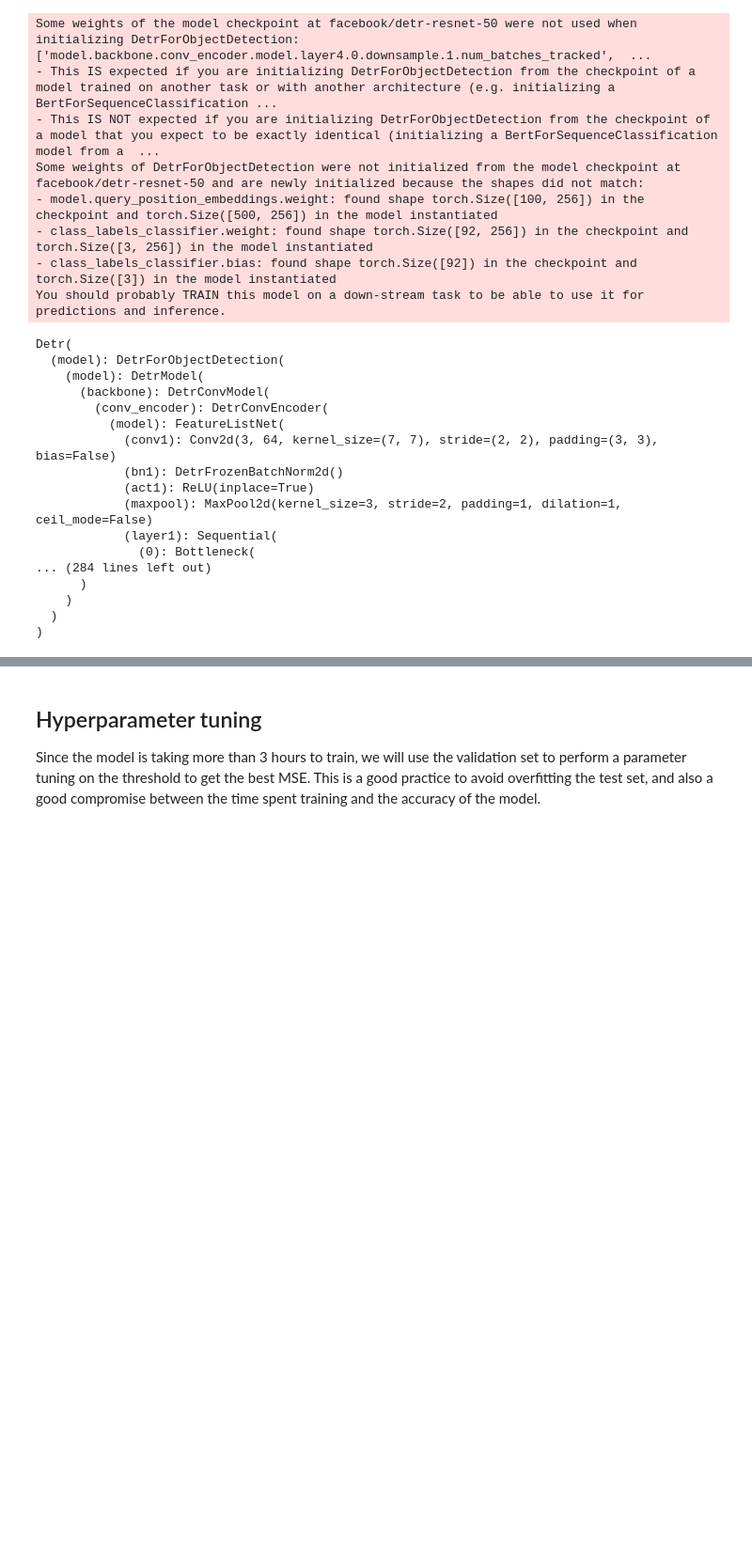
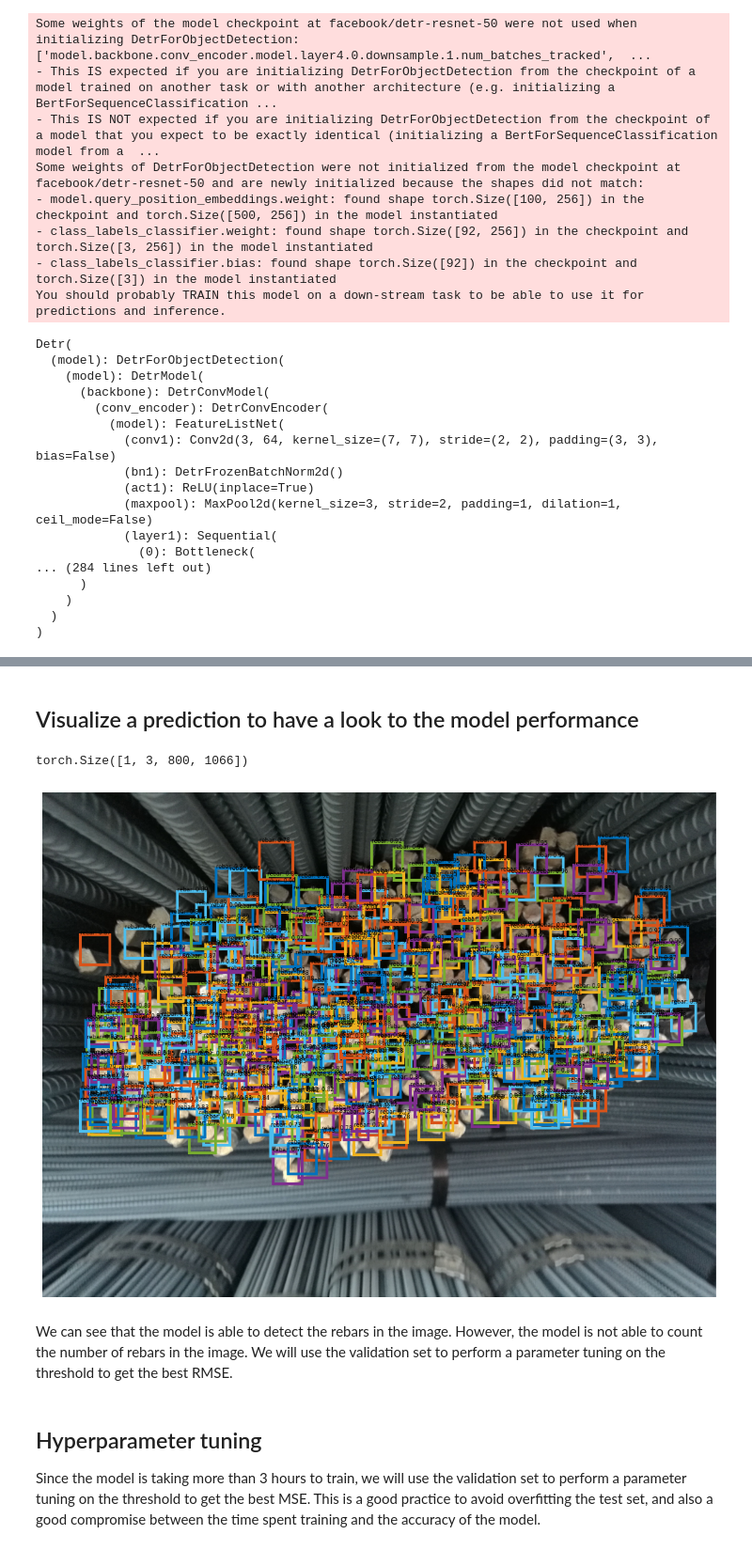
Before and after one commit to baslia/object_detection, a Jupyter notebook: 2_run_trained_model.ipynb, the cells around one changed output, grey strips where cells are left out. Shown at 94% size. Saved outputs shown, nothing was run; the diff lists cells and outputs as text; code cells hidden in the pictures; blank space fills up the shorter version.

```diff
--- a/2_run_trained_model.ipynb
+++ b/2_run_trained_model.ipynb
@@ -164,5 +165,78 @@ Done (t=0.37s)
 creating index...
 index created!
+# %% [markdown]
+## Visualize a prediction to have a look to the model performance
+# %%
+id2label = {1: "rebar", 0: "no_rebar"}
+
+# colors for visualization
+COLORS = [[0.000, 0.447, 0.741], [0.850, 0.325, 0.098], [0.929, 0.694, 0.125],
+          [0.494, 0.184, 0.556], [0.466, 0.674, 0.188], [0.301, 0.745, 0.933]]
+
+# for output bounding box post-processing
+def box_cxcywh_to_xyxy(x):
+    x_c, y_c, w, h = x.unbind(1)
+    b = [(x_c - 0.5 * w), (y_c - 0.5 * h),
+         (x_c + 0.5 * w), (y_c + 0.5 * h)]
+    return torch.stack(b, dim=1)
+
+def rescale_bboxes(out_bbox, size):
+    img_w, img_h = size
+    b = box_cxcywh_to_xyxy(out_bbox)
+    b = b * torch.tensor([img_w, img_h, img_w, img_h], dtype=torch.float32)
+    return b
+
+def plot_results(pil_img, prob, boxes):
+    plt.figure(figsize=(16,10))
+    plt.imshow(pil_img)
+    ax = plt.gca()
+    colors = COLORS * 100
+    for p, (xmin, ymin, xmax, ymax), c in zip(prob, boxes.tolist(), colors):
+        ax.add_patch(plt.Rectangle((xmin, ymin), xmax - xmin, ymax - ymin,
+                                   fill=False, color=c, linewidth=3))
+        cl = p.argmax()
+        text = f'{id2label[cl.item()]}: {p[cl]:0.2f}'
+        ax.text(xmin, ymin, text, fontsize=6)
+
+    plt.axis('off')
+    plt.show()
+
+def visualize_predictions(image, outputs, threshold=0.9, keep_highest_scoring_bbox=False):
+  # keep only predictions with confidence >= threshold
+  probas = outputs.logits.softmax(-1)[0, :, :-1]
+  keep = probas.max(-1).values > threshold
+  if keep_highest_scoring_bbox:
+    keep = probas.max(-1).values.argmax()
+    keep = torch.tensor([keep])
+
+  # convert predicted boxes from [0; 1] to image scales
+  bboxes_scaled = rescale_bboxes(outputs.pred_boxes[0, keep].cpu(), image.size)
+
+  # plot results
+  plot_results(image, probas[keep], bboxes_scaled)
+
+it = iter(range(1500))
+
+
+#We can use the image_id in target to know which image it is
+pixel_values, target = test_dataset[next(it)]
+
+pixel_values = pixel_values.unsqueeze(0).to(device)
+print(pixel_values.shape)
+
+# forward pass to get class logits and bounding boxes
+outputs = model(pixel_values=pixel_values, pixel_mask=None)
+
+image_id = target['image_id'].item()
+image = test_dataset.coco.loadImgs(image_id)[0]
+image = Image.open(os.path.join(f'{img_folder}', image['file_name']))
+
+visualize_predictions(image, outputs, threshold=0.7, keep_highest_scoring_bbox=False)
+# %% [output]
+torch.Size([1, 3, 800, 1066])
+[figure, added]
+# %% [markdown]
+We can see that the model is able to detect the rebars in the image. However, the model is not able to count the number of rebars in the image. We will use the validation set to perform a parameter tuning on the threshold to get the best RMSE.
 # %% [markdown]
 ## Hyperparameter tuning
 Since the model is taking more than 3 hours to train, we will use the validation set to perform a parameter tuning on the threshold to get the best MSE.
```
Also changed, not shown: parts of 2 cells of this notebook.
